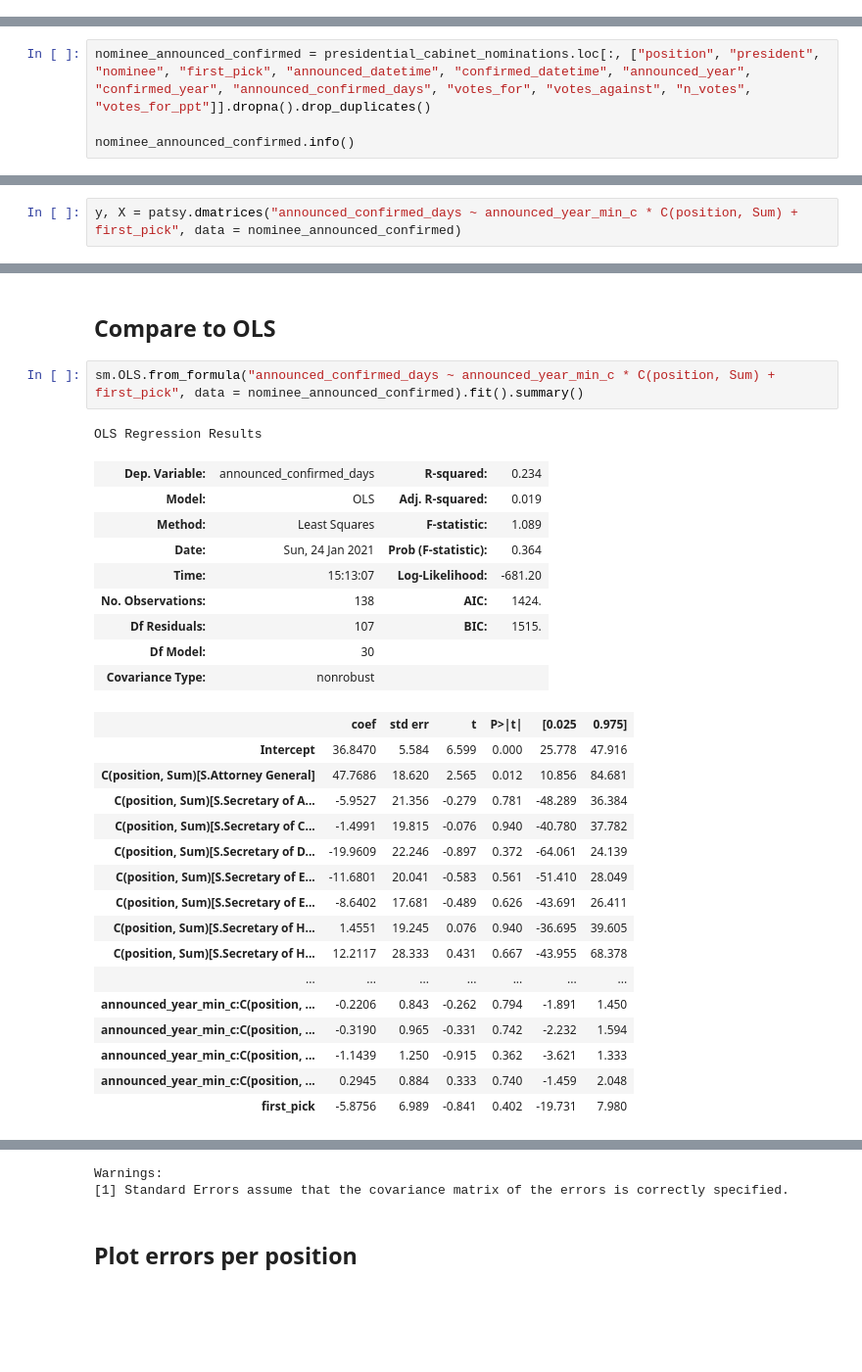
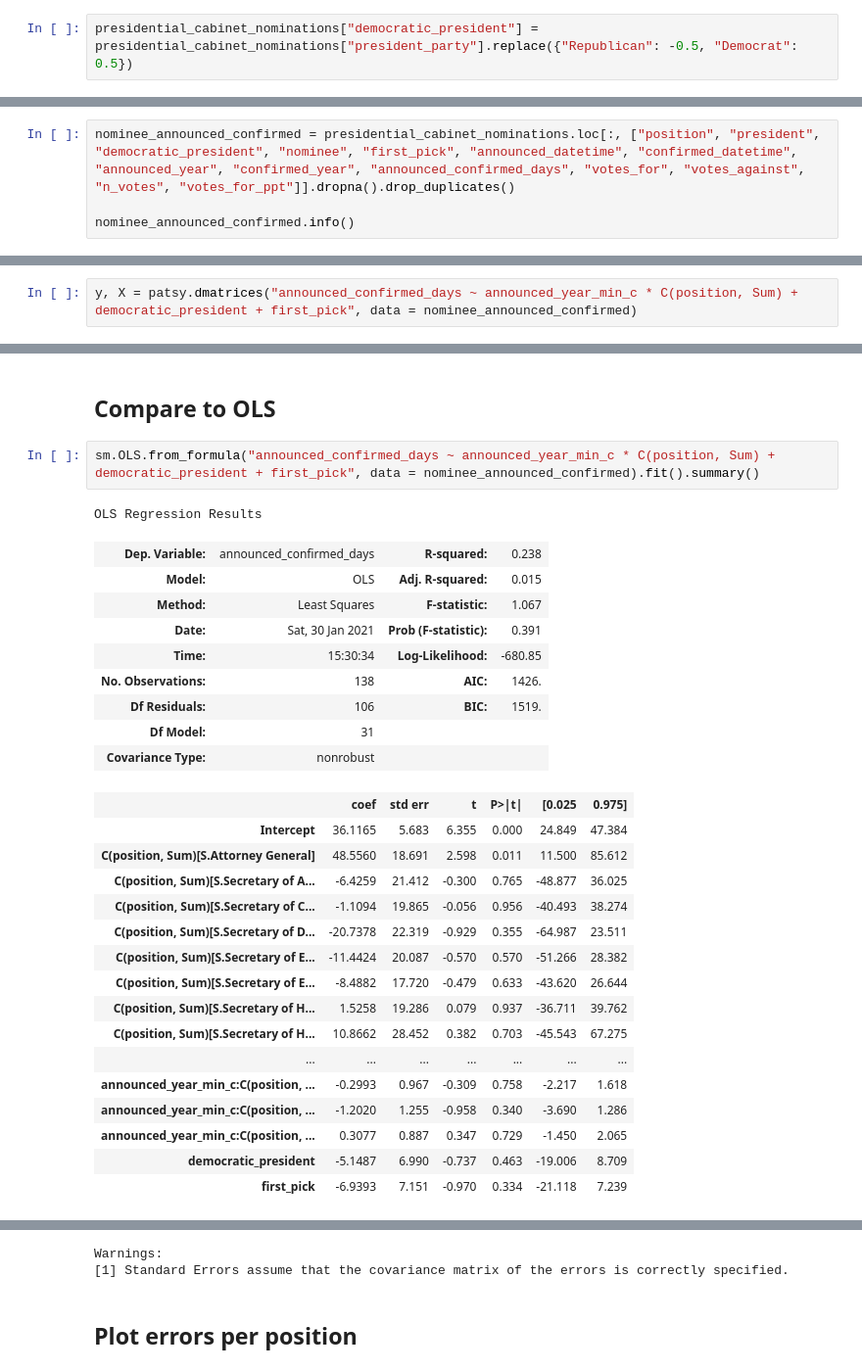
Before and after one commit to nmmichalak/presidential_cabinet_confirmation_predictions, a Jupyter notebook: 202101_biden_cabinet_confirmation_predictions.ipynb, the cells around one changed output, grey strips where cells are left out. Shown at 98% size. Cells and saved outputs as stored; diff of their text form; blank space fills up the shorter version.

```diff
--- a/202101_biden_cabinet_confirmation_predictions.ipynb
+++ b/202101_biden_cabinet_confirmation_predictions.ipynb
@@ -154,7 +157,9 @@ presidential_cabinet_nominations["first_pick"] = (presidential_cabinet_nominatio
+# %%
+presidential_cabinet_nominations["democratic_president"] = presidential_cabinet_nominations["president_party"].replace({"Republican": -0.5, "Democrat": 0.5})
 # %% [markdown]
 ## Subset only announcement and confirmation
 # %%
-nominee_announced_confirmed = presidential_cabinet_nominations.loc[:, ["position", "president", "nominee", "first_pick", "announced_datetime", "confirmed_datetime", "announced_year", "confirmed_year", "announced_confirmed_days", "votes_for", "votes_against", "n_votes", "votes_for_ppt"]].dropna().drop_duplicates()
+nominee_announced_confirmed = presidential_cabinet_nominations.loc[:, ["position", "president", "democratic_president", "nominee", "first_pick", "announced_datetime", "confirmed_datetime", "announced_year", "confirmed_year", "announced_confirmed_days", "votes_for", "votes_against", "n_votes", "votes_for_ppt"]].dropna().drop_duplicates()
 
 nominee_announced_confirmed.info()
 # %% [output]
@@ -285,7 +287,7 @@ nominee_announced_confirmed["announced_year_min_c"] = nominee_announced_confirme
 # %% [markdown]
 ## Predictor matrix
 # %%
-y, X = patsy.dmatrices("announced_confirmed_days ~ announced_year_min_c * C(position, Sum) + first_pick", data = nominee_announced_confirmed)
+y, X = patsy.dmatrices("announced_confirmed_days ~ announced_year_min_c * C(position, Sum) + democratic_president + first_pick", data = nominee_announced_confirmed)
 # %% [markdown]
 ## Ridge, Lasso, Elastic Net regression grid search
 # %%
@@ -553,31 +530,31 @@ metrics.r2_score(y_true = y, y_pred = grid_search1.best_estimator_.predict(X)),
 # %% [markdown]
 ## Compare to OLS
 # %%
-sm.OLS.from_formula("announced_confirmed_days ~ announced_year_min_c * C(position, Sum) + first_pick", data = nominee_announced_confirmed).fit().summary()
+sm.OLS.from_formula("announced_confirmed_days ~ announced_year_min_c * C(position, Sum) + democratic_president + first_pick", data = nominee_announced_confirmed).fit().summary()
 # %% [output]
 OLS Regression Results
-| Dep. Variable: | announced_confirmed_days | R-squared: | 0.234 |
-| Model: | OLS | Adj. R-squared: | 0.019 |
-| Method: | Least Squares | F-statistic: | 1.089 |
-| Date: | Sun, 24 Jan 2021 | Prob (F-statistic): | 0.364 |
-| Time: | 15:13:07 | Log-Likelihood: | -681.20 |
-| No. Observations: | 138 | AIC: | 1424. |
-| Df Residuals: | 107 | BIC: | 1515. |
-| Df Model: | 30 |  |  |
+| Dep. Variable: | announced_confirmed_days | R-squared: | 0.238 |
+| Model: | OLS | Adj. R-squared: | 0.015 |
+| Method: | Least Squares | F-statistic: | 1.067 |
+| Date: | Sat, 30 Jan 2021 | Prob (F-statistic): | 0.391 |
+| Time: | 15:30:34 | Log-Likelihood: | -680.85 |
+| No. Observations: | 138 | AIC: | 1426. |
+| Df Residuals: | 106 | BIC: | 1519. |
+| Df Model: | 31 |  |  |
 | Covariance Type: | nonrobust |  |  |
 |  | coef | std err | t | P>|t| | [0.025 | 0.975] |
-| Intercept | 36.8470 | 5.584 | 6.599 | 0.000 | 25.778 | 47.916 |
-| C(position, Sum)[S.Attorney General] | 47.7686 | 18.620 | 2.565 | 0.012 | 10.856 | 84.681 |
-| C(position, Sum)[S.Secretary of A... | -5.9527 | 21.356 | -0.279 | 0.781 | -48.289 | 36.384 |
-| C(position, Sum)[S.Secretary of C... | -1.4991 | 19.815 | -0.076 | 0.940 | -40.780 | 37.782 |
-| C(position, Sum)[S.Secretary of D... | -19.9609 | 22.246 | -0.897 | 0.372 | -64.061 | 24.139 |
-| C(position, Sum)[S.Secretary of E... | -11.6801 | 20.041 | -0.583 | 0.561 | -51.410 | 28.049 |
-| C(position, Sum)[S.Secretary of E... | -8.6402 | 17.681 | -0.489 | 0.626 | -43.691 | 26.411 |
-| C(position, Sum)[S.Secretary of H... | 1.4551 | 19.245 | 0.076 | 0.940 | -36.695 | 39.605 |
-| C(position, Sum)[S.Secretary of H... | 12.2117 | 28.333 | 0.431 | 0.667 | -43.955 | 68.378 |
+| Intercept | 36.1165 | 5.683 | 6.355 | 0.000 | 24.849 | 47.384 |
+| C(position, Sum)[S.Attorney General] | 48.5560 | 18.691 | 2.598 | 0.011 | 11.500 | 85.612 |
+| C(position, Sum)[S.Secretary of A... | -6.4259 | 21.412 | -0.300 | 0.765 | -48.877 | 36.025 |
+| C(position, Sum)[S.Secretary of C... | -1.1094 | 19.865 | -0.056 | 0.956 | -40.493 | 38.274 |
+| C(position, Sum)[S.Secretary of D... | -20.7378 | 22.319 | -0.929 | 0.355 | -64.987 | 23.511 |
+| C(position, Sum)[S.Secretary of E... | -11.4424 | 20.087 | -0.570 | 0.570 | -51.266 | 28.382 |
+| C(position, Sum)[S.Secretary of E... | -8.4882 | 17.720 | -0.479 | 0.633 | -43.620 | 26.644 |
+| C(position, Sum)[S.Secretary of H... | 1.5258 | 19.286 | 0.079 | 0.937 | -36.711 | 39.762 |
+| C(position, Sum)[S.Secretary of H... | 10.8662 | 28.452 | 0.382 | 0.703 | -45.543 | 67.275 |
 | ... | ... | ... | ... | ... | ... | ... |
-| announced_year_min_c:C(position, ... | -0.2206 | 0.843 | -0.262 | 0.794 | -1.891 | 1.450 |
-| announced_year_min_c:C(position, ... | -0.3190 | 0.965 | -0.331 | 0.742 | -2.232 | 1.594 |
-| announced_year_min_c:C(position, ... | -1.1439 | 1.250 | -0.915 | 0.362 | -3.621 | 1.333 |
-| announced_year_min_c:C(position, ... | 0.2945 | 0.884 | 0.333 | 0.740 | -1.459 | 2.048 |
-| first_pick | -5.8756 | 6.989 | -0.841 | 0.402 | -19.731 | 7.980 |
+| announced_year_min_c:C(position, ... | -0.2993 | 0.967 | -0.309 | 0.758 | -2.217 | 1.618 |
+| announced_year_min_c:C(position, ... | -1.2020 | 1.255 | -0.958 | 0.340 | -3.690 | 1.286 |
+| announced_year_min_c:C(position, ... | 0.3077 | 0.887 | 0.347 | 0.729 | -1.450 | 2.065 |
+| democratic_president | -5.1487 | 6.990 | -0.737 | 0.463 | -19.006 | 8.709 |
+| first_pick | -6.9393 | 7.151 | -0.970 | 0.334 | -21.118 | 7.239 |
```
Also changed, not shown: parts of 25 cells of this notebook, 5 other files.
